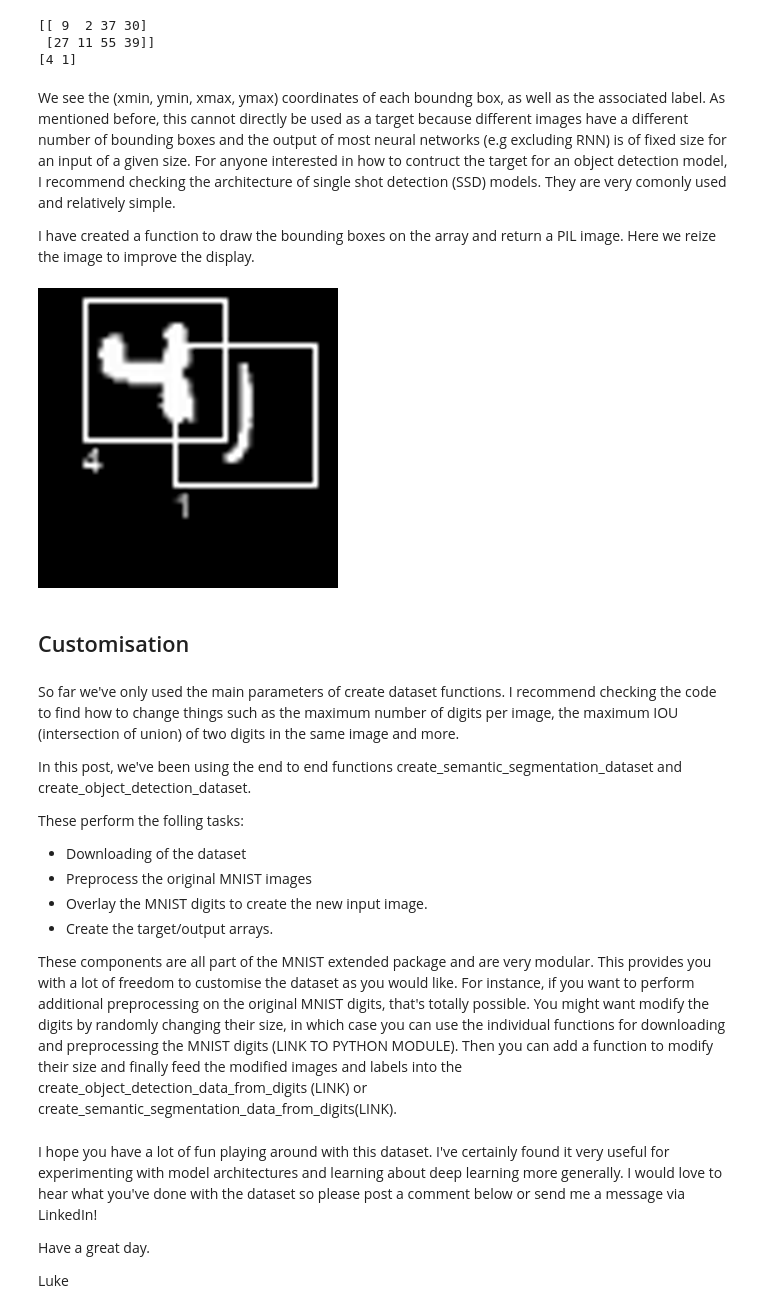
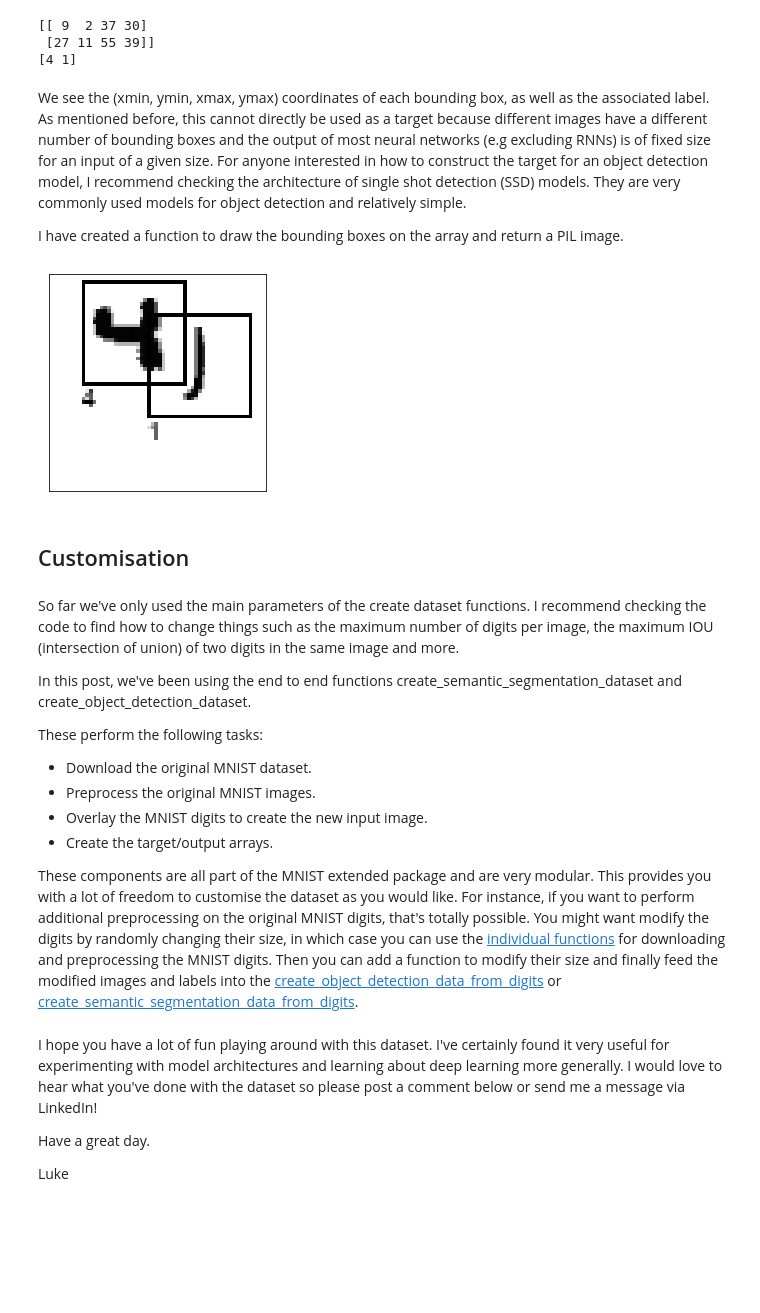
Before and after one commit to LukeTonin/simple-deep-learning, a Jupyter notebook: mnist_extended.ipynb, the cells around one changed output. Saved outputs shown, nothing was run; the diff lists cells and outputs as text; code cells hidden in the pictures; blank space fills up the shorter version.

Commit message:
final verions of mnist_entended

```diff
--- a/mnist_extended.ipynb
+++ b/mnist_extended.ipynb
@@ -130,29 +130,30 @@ print(train_labels[i])
  [27 11 55 39]]
 [4 1]
 # %% [markdown]
-We see the (xmin, ymin, xmax, ymax) coordinates of each boundng box, as well as the associated label. As mentioned before, this cannot directly be used as a target because different images have a different number of bounding boxes and the output of most neural networks (e.g excluding RNN) is of fixed size for an input of a given size. For anyone interested in how to contruct the target for an object detection model, I recommend checking the architecture of single shot detection (SSD) models. They are very comonly used and relatively simple.
+We see the (xmin, ymin, xmax, ymax) coordinates of each bounding box, as well as the associated label. As mentioned before, this cannot directly be used as a target because different images have a different number of bounding boxes and the output of most neural networks (e.g excluding RNNs) is of fixed size for an input of a given size. For anyone interested in how to construct the target for an object detection model, I recommend checking the architecture of single shot detection (SSD) models. They are very commonly used models for object detection and relatively simple.
 
-I have created a function to draw the bounding boxes on the array and return a PIL image. Here we reize the image to improve the display.
+I have created a function to draw the bounding boxes on the array and return a PIL image.
 # %%
 from simple_deep_learning.mnist_extended.object_detection import draw_bounding_boxes
 
-draw_bounding_boxes(train_x[i], bounding_boxes=train_bounding_boxes[i], labels=train_labels[i]).resize((300, 300))
+a = np.array(draw_bounding_boxes(train_x[i], bounding_boxes=train_bounding_boxes[i], labels=train_labels[i]))
+display_grayscale_array(a)
 # %% [output]
-[figure, old version]
+[figure, new version]
 # %% [markdown]
 ## Customisation
 # %% [markdown]
-So far we've only used the main parameters of create dataset functions. I recommend checking the code to find how to change things such as the maximum number of digits per image, the maximum IOU (intersection of union) of two digits in the same image and more.
+So far we've only used the main parameters of the create dataset functions. I recommend checking the code to find how to change things such as the maximum number of digits per image, the maximum IOU (intersection of union) of two digits in the same image and more.
 
 In this post, we've been using the end to end functions create_semantic_segmentation_dataset and create_object_detection_dataset.
 
-These perform the folling tasks:
-- Downloading of the dataset
-- Preprocess the original MNIST images
+These perform the following tasks:
+- Download the original MNIST dataset.
+- Preprocess the original MNIST images.
 - Overlay the MNIST digits to create the new input image.
 - Create the target/output arrays.
 
-These components are all part of the MNIST extended package and are very modular. This provides you with a lot of freedom to customise the dataset as you would like. For instance, if you want to perform additional preprocessing on the original MNIST digits, that's totally possible. You might want modify the digits by randomly changing their size, in which case you can use the individual functions for downloading and preprocessing the MNIST digits (LINK TO PYTHON MODULE). Then you can add a function to modify their size and finally feed the modified images and labels into the create_object_detection_data_from_digits (LINK) or create_semantic_segmentation_data_from_digits(LINK).
+These components are all part of the MNIST extended package and are very modular. This provides you with a lot of freedom to customise the dataset as you would like. For instance, if you want to perform additional preprocessing on the original MNIST digits, that's totally possible. You might want modify the digits by randomly changing their size, in which case you can use the [individual functions](https://github.com/LukeTonin/simple-deep-learning/blob/main/simple_deep_learning/mnist_extended/mnist.py) for downloading and preprocessing the MNIST digits. Then you can add a function to modify their size and finally feed the modified images and labels into the [create_object_detection_data_from_digits](https://github.com/LukeTonin/simple-deep-learning/blob/main/simple_deep_learning/mnist_extended/object_detection.py) or [create_semantic_segmentation_data_from_digits](https://github.com/LukeTonin/simple-deep-learning/blob/main/simple_deep_learning/mnist_extended/semantic_segmentation.py).
 # %% [markdown]
 I hope you have a lot of fun playing around with this dataset. I've certainly found it very useful for experimenting with model architectures and learning about deep learning more generally. I would love to hear what you've done with the dataset so please post a comment below or send me a message via LinkedIn!
 
```
Also changed, not shown: parts of 15 cells of this notebook, 5 other files.
